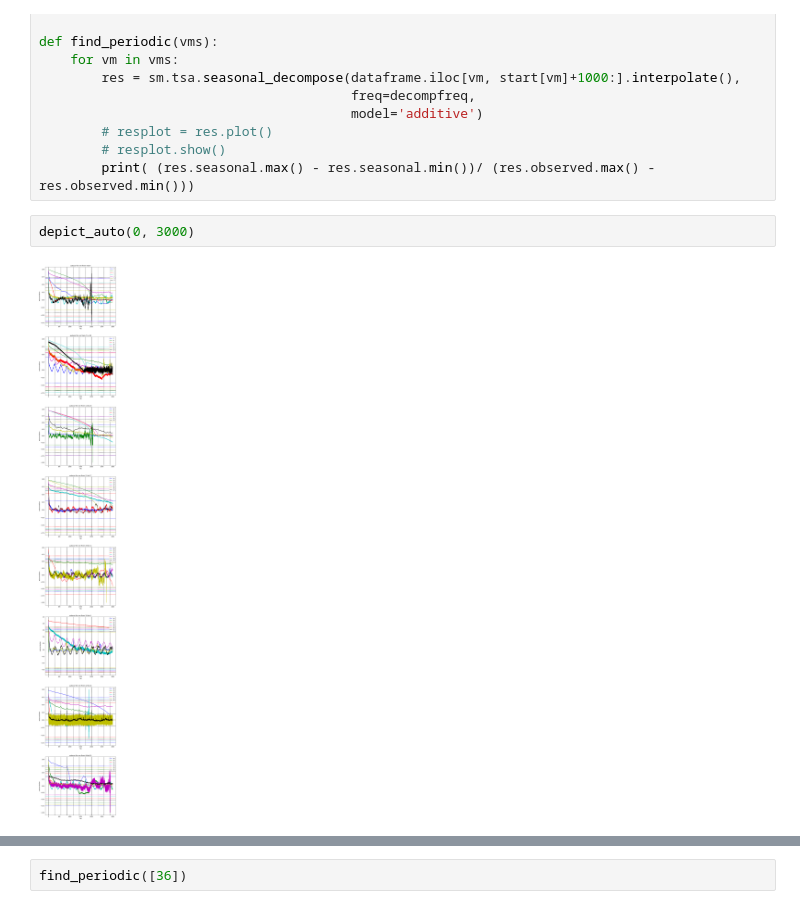
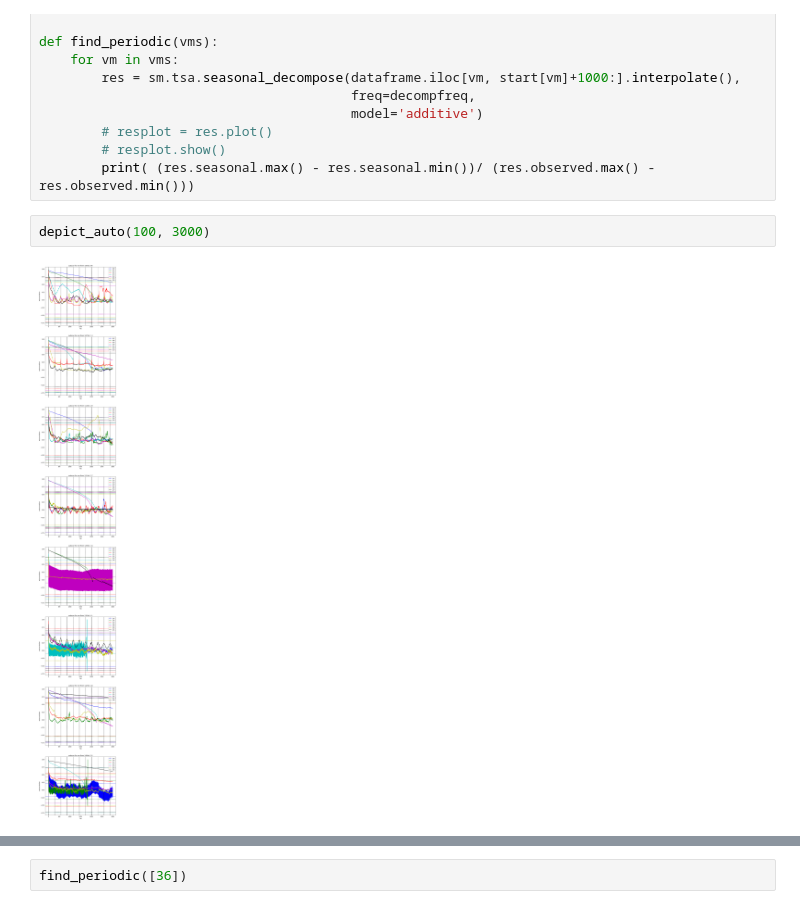
Before and after one commit to Dickensli/Bayesian_seq_to_seq_time_series_prediction, a Jupyter notebook: visualize.ipynb, the cells around one changed output, grey strips where cells are left out. Cells and saved outputs as stored; diff of their text form.

```diff
--- a/visualize.ipynb
+++ b/visualize.ipynb
@@ -71,6 +71,6 @@ def find_periodic(vms):
         # resplot.show()
         print( (res.seasonal.max() - res.seasonal.min())/ (res.observed.max() - res.observed.min()))
 # %%
-depict_auto(0, 3000)
+depict_auto(100, 3000)
 # %% [output]
-[figure, old version]
+[figure, new version]
```
Also changed, not shown: parts of 2 cells of this notebook, 4 other files.
